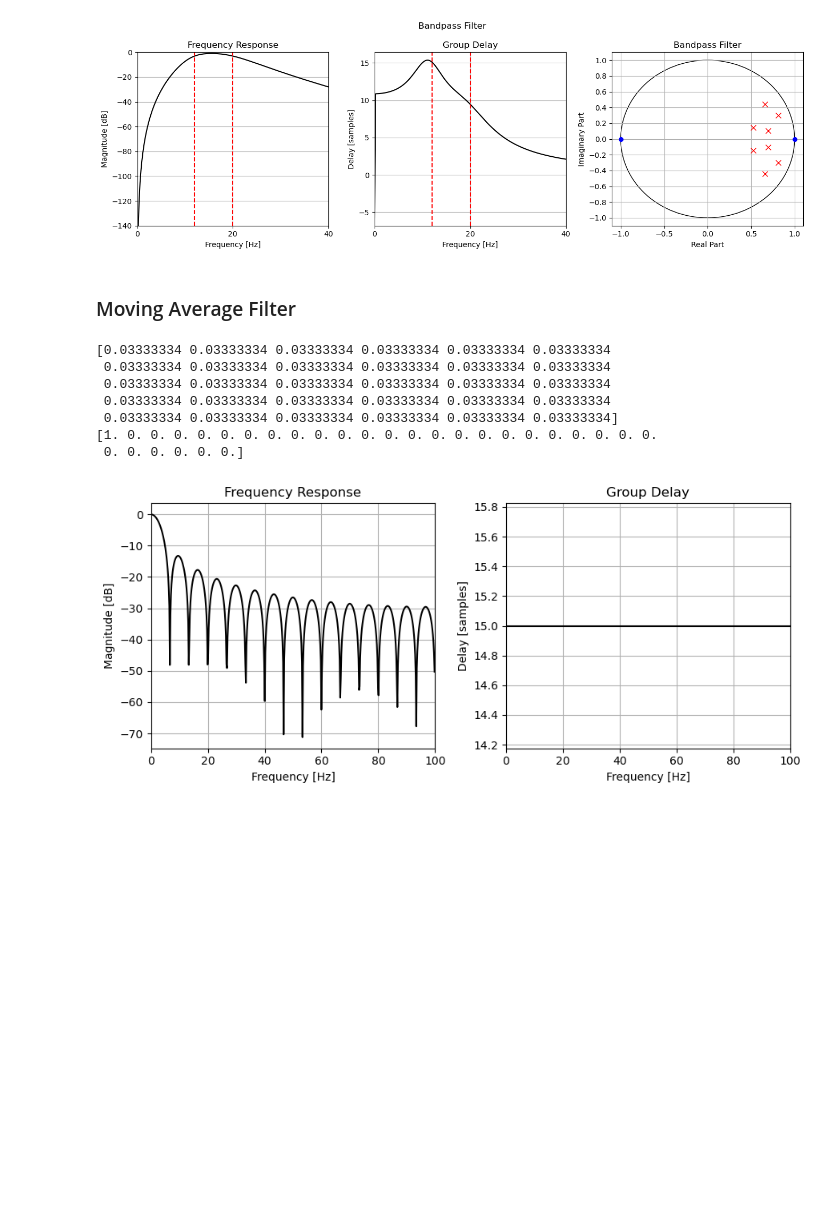
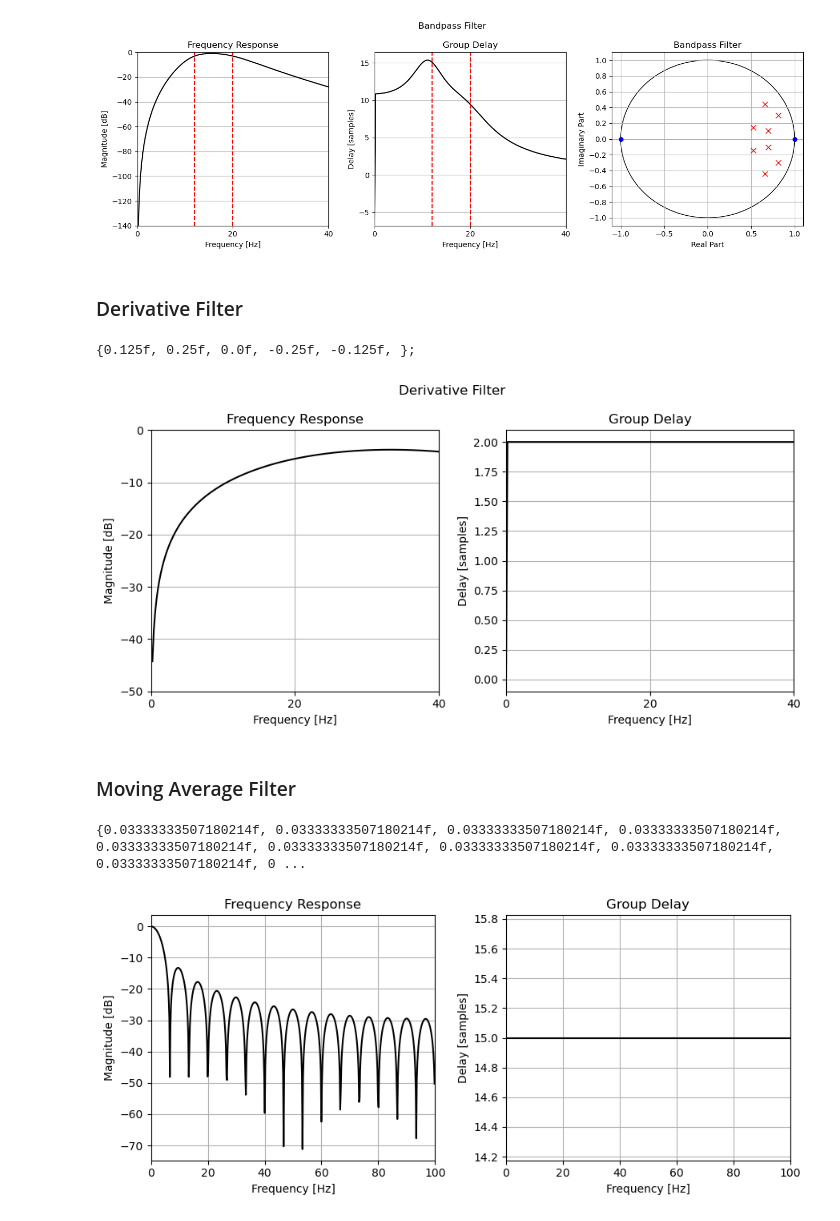
Before and after one commit to bryanmcelvy/microHeartMonitor, a Jupyter notebook: tools/filter_design/qrs_filt_design.ipynb, the cells around one changed output. Saved outputs shown, nothing was run; the diff lists cells and outputs as text; code cells hidden in the pictures; blank space fills up the shorter version.

```diff
--- a/tools/filter_design/qrs_filt_design.ipynb
+++ b/tools/filter_design/qrs_filt_design.ipynb
@@ -142,3 +142,16 @@ for i in range(2):
     if i == 0: plt.ylim([-140, 0])
 # %% [output]
 [figure]
+# %% [markdown]
+### Derivative Filter
+# %%
+b_der = np.array( [1, 2, 0, -2, -1] ) / 8
+a_der = 1
+
+print("{", end='')
+for n in b_der:
+    print(f"{n}f, ", end='')
+
+print("};", end='')
+# %% [output]
+{0.125f, 0.25f, 0.0f, -0.25f, -0.125f, };
@@ -145,20 +160,28 @@ for i in range(2):
+# %%
+fig_der, axs_der = plt.subplots(1, 2, tight_layout=True, figsize=[9, 4.5])
+
+plot_freq_domain(b_der, a_der, fs=fs, in_dB=True, ax1=axs_der[0], ax2=axs_der[1], filt_name="Derivative Filter")
+
+axs_der[0].set_ylim([-50, 0])
+
+for ax in axs_der:
+    ax.set_xlim([0, 40])
+# %% [output]
+[figure, added]
 # %% [markdown]
 ### Moving Average Filter
 # %%
 M = 30
 b_ma = np.ones(M, dtype=np.float32) / M
-a_ma = np.zeros(M, dtype=np.float32); a_ma[0] = 1
+a_ma = 1
 
-print(b_ma)
-print(a_ma)
+print("{", end='')
+for n in b_ma:
+    print(f"{n}f, ", end='')
+
+print("};", end='')
 # %% [output]
-[0.03333334 0.03333334 0.03333334 0.03333334 0.03333334 0.03333334
- 0.03333334 0.03333334 0.03333334 0.03333334 0.03333334 0.03333334
- 0.03333334 0.03333334 0.03333334 0.03333334 0.03333334 0.03333334
- 0.03333334 0.03333334 0.03333334 0.03333334 0.03333334 0.03333334
- 0.03333334 0.03333334 0.03333334 0.03333334 0.03333334 0.03333334]
-[1. 0. 0. 0. 0. 0. 0. 0. 0. 0. 0. 0. 0. 0. 0. 0. 0. 0. 0. 0. 0. 0. 0. 0.
- 0. 0. 0. 0. 0. 0.]
+{0.03333333507180214f, 0.03333333507180214f, 0.03333333507180214f, 0.03333333507180214f, 0.03333333507180214f, 0.03333333507180214f, 0.03333333507180214f, 0.03333333507180214f, 0.03333333507180214f, 0 ...
 # %%
 plot_freq_domain(b_ma, a_ma, fs=fs, in_dB=True)
 # %% [output]
```
Also changed, not shown: parts of 1 cell of this notebook, 1 other file.
